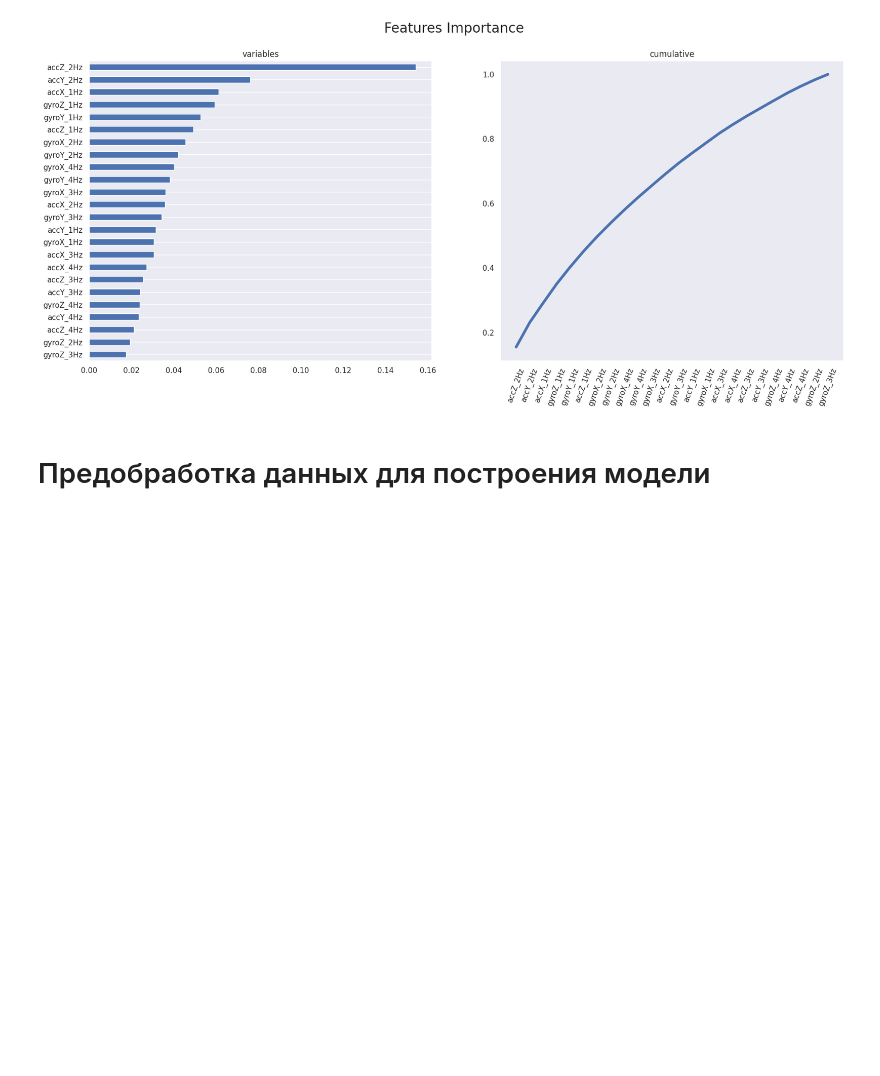
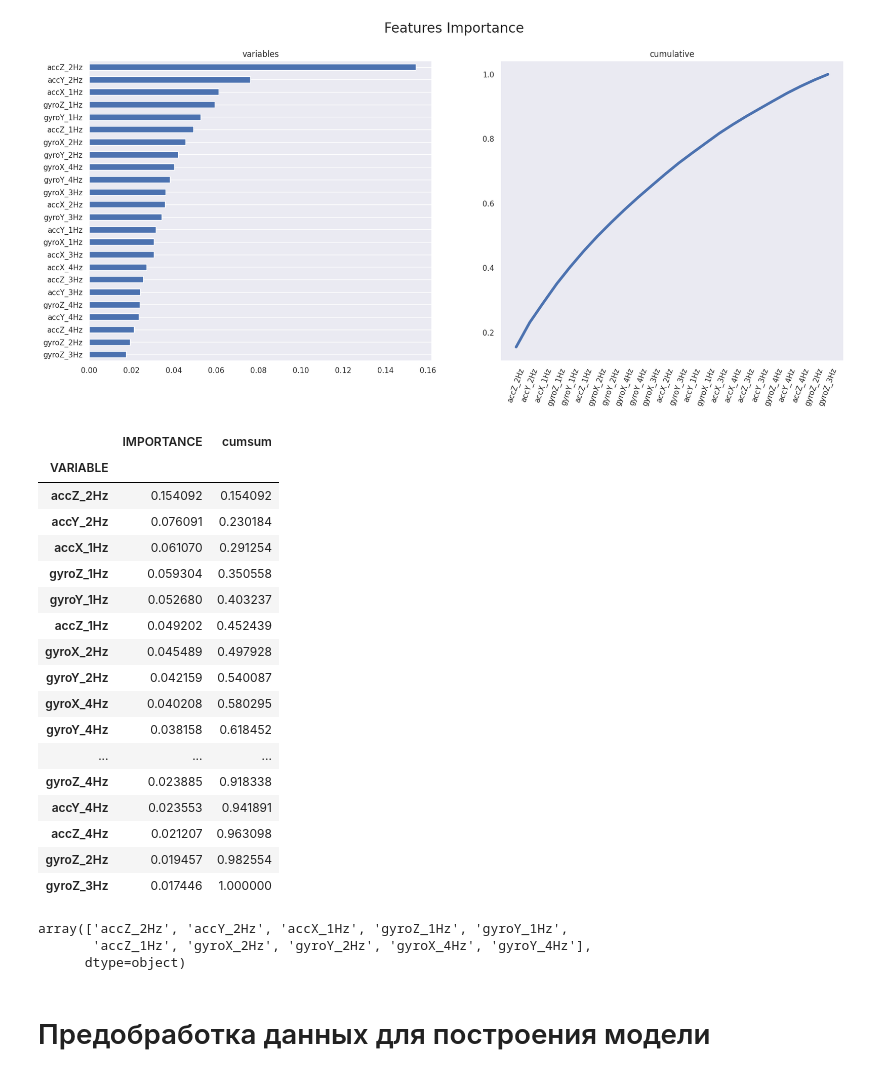
Before and after one commit to Gigdoz/AI-Technologies_FinalProject, a Jupyter notebook: stop_detector.ipynb, the cells around one changed output. Saved outputs shown, nothing was run; the diff lists cells and outputs as text; code cells hidden in the pictures; blank space fills up the shorter version.

```diff
--- a/stop_detector.ipynb
+++ b/stop_detector.ipynb
@@ -448,6 +439,34 @@ plt.grid(axis='both') # Настроим линии сетки.
 plt.show()
 # %% [output]
 [figure]
+# %%
+dtf_importances
+# %% [output]
+|  | IMPORTANCE | cumsum |
+| VARIABLE |  |  |
+| accZ_2Hz | 0.154092 | 0.154092 |
+| accY_2Hz | 0.076091 | 0.230184 |
+| accX_1Hz | 0.061070 | 0.291254 |
+| gyroZ_1Hz | 0.059304 | 0.350558 |
+| gyroY_1Hz | 0.052680 | 0.403237 |
+| accZ_1Hz | 0.049202 | 0.452439 |
+| gyroX_2Hz | 0.045489 | 0.497928 |
+| gyroY_2Hz | 0.042159 | 0.540087 |
+| gyroX_4Hz | 0.040208 | 0.580295 |
+| gyroY_4Hz | 0.038158 | 0.618452 |
+| ... | ... | ... |
+| gyroZ_4Hz | 0.023885 | 0.918338 |
+| accY_4Hz | 0.023553 | 0.941891 |
+| accZ_4Hz | 0.021207 | 0.963098 |
+| gyroZ_2Hz | 0.019457 | 0.982554 |
+| gyroZ_3Hz | 0.017446 | 1.000000 |
+# %%
+importances = dtf_importances.loc[dtf_importances['IMPORTANCE'] > 0.038].index.values
+importances
+# %% [output]
+array(['accZ_2Hz', 'accY_2Hz', 'accX_1Hz', 'gyroZ_1Hz', 'gyroY_1Hz',
+       'accZ_1Hz', 'gyroX_2Hz', 'gyroY_2Hz', 'gyroX_4Hz', 'gyroY_4Hz'],
+      dtype=object)
 # %% [markdown]
 # Предобработка данных для построения модели
 # %%
```
Also changed, not shown: parts of 12 cells of this notebook.
